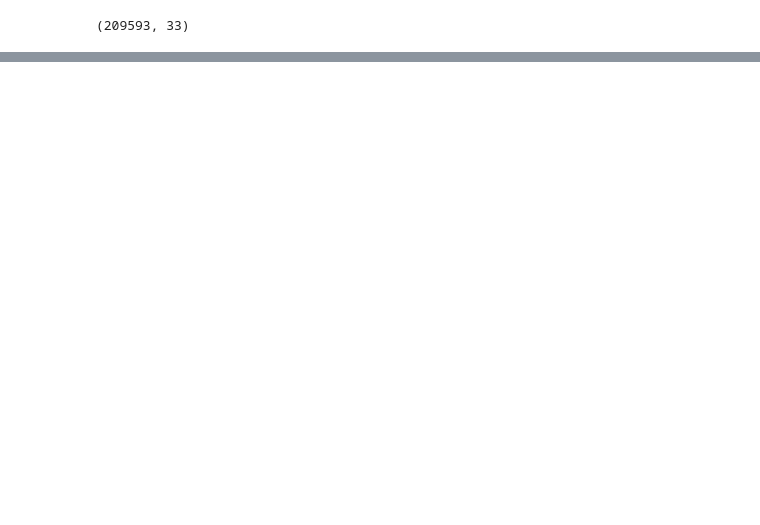
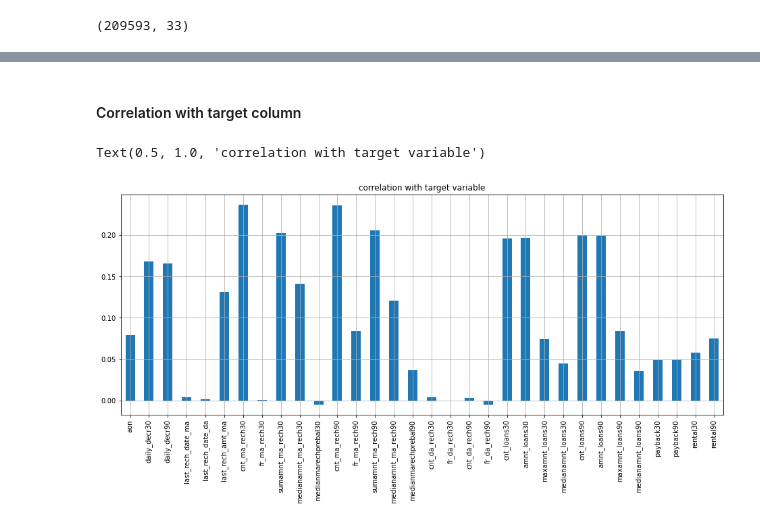
Before and after one commit to shama1996/assignment, a Jupyter notebook: Micro Credit Defaulter.ipynb, the cells around one changed output, grey strips where cells are left out. Cells and saved outputs as stored; diff of their text form; code cells hidden in the pictures; blank space fills up the shorter version.

```diff
--- a/Micro Credit Defaulter.ipynb
+++ b/Micro Credit Defaulter.ipynb
@@ -346,0 +590,10 @@ True
+# %% [markdown]
+#### Correlation with target column
+# %%
+plt.figure(figsize=(16,6))
+df.drop('label',axis=1).corrwith(df['label']).plot(kind='bar',grid=True)
+plt.xticks(rotation=90)
+plt.title('correlation with target variable')
+# %% [output]
+Text(0.5, 1.0, 'correlation with target variable')
+[figure, added]
```
Also changed, not shown: parts of 150 cells of this notebook.
